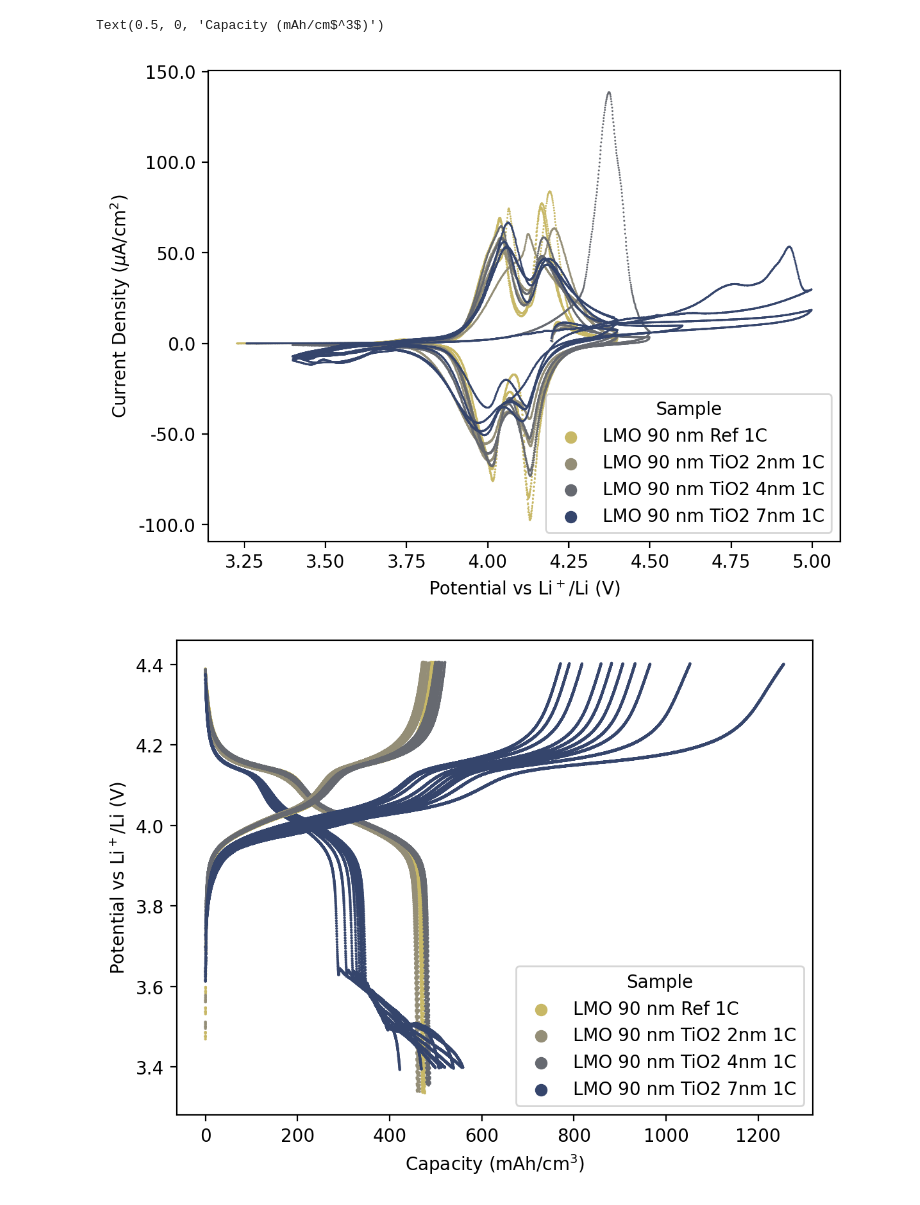
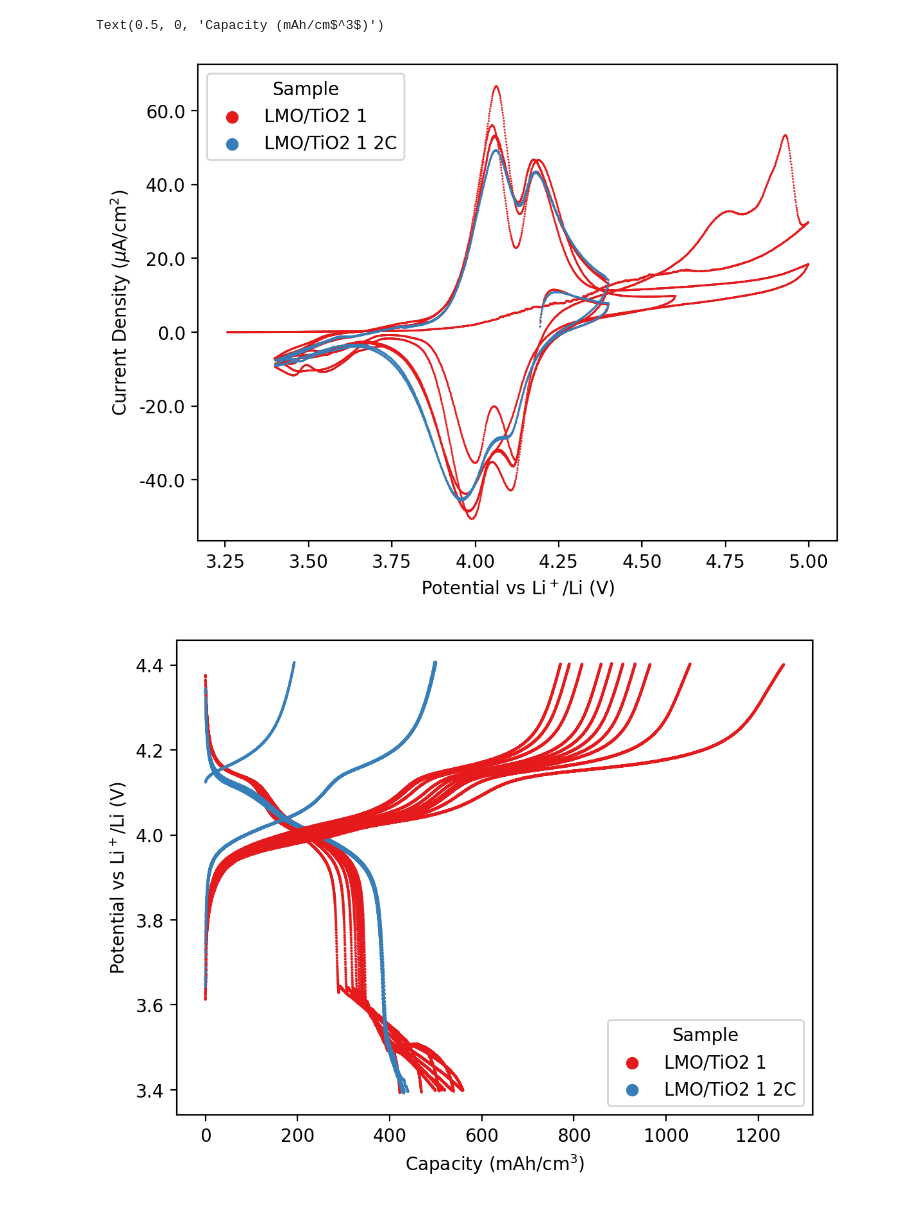
Before and after one commit to ridcil/Code, a Jupyter notebook: L22.ipynb, the cells around one changed output. Cells and saved outputs as stored; diff of their text form; code cells hidden in the pictures.

```diff
--- a/L22.ipynb
+++ b/L22.ipynb
@@ -629,44 +675,69 @@ cc_plot(l22_TiO2_90, sample, 200)
 # %%
 # Concatenating in one df to plot
 
-compare(l22_01_1c, l22_01_1C_eis,l22_01_pitt, True)
-compare(l22_TiO2_18, l22_TiO2_18_1C_eis, l22_TiO2_18_pitt, True)
-compare(l22_TiO2_54, l22_TiO2_54_1C_eis, l22_TiO2_54_pitt, True)
-compare(l22_TiO2_90, l22_TiO2_90_1C_eis, l22_TiO2_90_pitt, True)
+cv = pd.DataFrame()
+l = pd.DataFrame()
+d = pd.DataFrame()
+cap = pd.DataFrame()
+eff = pd.DataFrame()
+eis_df = pd.DataFrame()
+pitt_df = pd.DataFrame()
+
+# compare(l22_01_1c, l22_01_1C_eis,l22_01_pitt, True)
+# compare(l22_TiO2_18, l22_TiO2_18_1C_eis, l22_TiO2_18_pitt, True)
+# compare(l22_TiO2_54, l22_TiO2_54_1C_eis, l22_TiO2_54_pitt, True)
+# compare(l22_TiO2_90, l22_TiO2_90_1C_eis, l22_TiO2_90_pitt, True)
+# compare1(l22_TiO2_90, True)
+# compare1(l22_TiO2_90_2, True)
+on = False
+compare1(l22_01_1c, on)
+compare1(l22_01_2c, on)
+
+# on = False
+compare1(l22_TiO2_18, on)
+compare1(l22_TiO2_18_2c, on)
+
+# on = True
+compare1(l22_TiO2_54, on)
+compare1(l22_TiO2_54_2c, on)
+
+on = True
+compare1(l22_TiO2_90, on)
+compare1(l22_TiO2_90_2c, on)
 # %%
-palette = 'cividis_r'
+palette = 'Set1'
 sns.set_palette(palette=palette, n_colors=4)
 
 fig, ax = plt.subplots(dpi = 200)
 sns.scatterplot(data = cv, x = 'Potential vs Li$^+$/Li (V)', y = 'Current Density ($\mu$A/cm$^2$)', hue = 'Sample', edgecolor = None, s = 1)
 ax.yaxis.set_major_formatter(formatter)
 
 fig, ax = plt.subplots(dpi = 200)
 sns.scatterplot(data = l, x = 'Capacity_calc', y = 'Potential vs Li$^+$/Li (V)', hue = 'Sample', edgecolor = None, s = 2)
 sns.scatterplot(data = d, x = 'Capacity_calc', y = 'Potential vs Li$^+$/Li (V)', hue = 'Sample', legend = False, edgecolor = None, s = 2)
 ax.set_xlabel('Capacity (mAh/cm$^3$)')
 
 # fig, ax = plt.subplots(dpi = 200)
 # sns.scatterplot(data = cap, x = 'Cycle', y = 'Capacity (mAh/cm$^3$)', hue = 'Sample', style='Sample', edgecolor = None, s =80, legend = True)
 
 # fig, ax = plt.subplots(dpi = 200)
 # sns.scatterplot(data = eff, x = 'Cycle', y = 'Efficiency (%)', hue = 'Sample', style ='Sample', edgecolor = None, s =80)
 # ax.set_ylim(30,100)
 
 # fig, ax = plt.subplots(1,2, figsize = (15,5), dpi = 200)
 # sns.barplot(data = eis_df, x = 'Potential vs Li$^+$/Li (V)', y = 'Charge Transfer Resistance ($\Omega$)', hue = 'Sample', ax = ax[0])
 # sns.barplot(data = eis_df, x = 'Potential vs Li$^+$/Li (V)', y = 'Double Layer Capacitance ($\mu$F)', hue = 'Sample', ax = ax[1]) # Electrolyte Resistance ($\Omega$) 'Double Layer Capacitance ($\mu$F)'
 # ax[1].yaxis.set_major_formatter(formatter)
 # ax[1].legend().set_visible(False)
 
 # fig, ax = plt.subplots(1,2, dpi =200, figsize = (15,5))
 # sns.scatterplot(data = pitt_df, x = col2[0], y = col2[1], ax = ax[0], hue = 'Sample', style = 'Sample', s = 70)
 # sns.scatterplot(data = pitt_df, x = col2[0], y = col2[3],  hue = 'Sample', style = 'Sample', s = 70, legend = False)
 # ax[0].set_yscale('log')
 # %% [output]
 Text(0.5, 0, 'Capacity (mAh/cm$^3$)')
-[figure, old version]
+[figure, new version]
-[figure, old version]
+[figure, new version]
 # %%
 # Comparison
 
```
Also changed, not shown: parts of 6 cells of this notebook, 4 other files.
